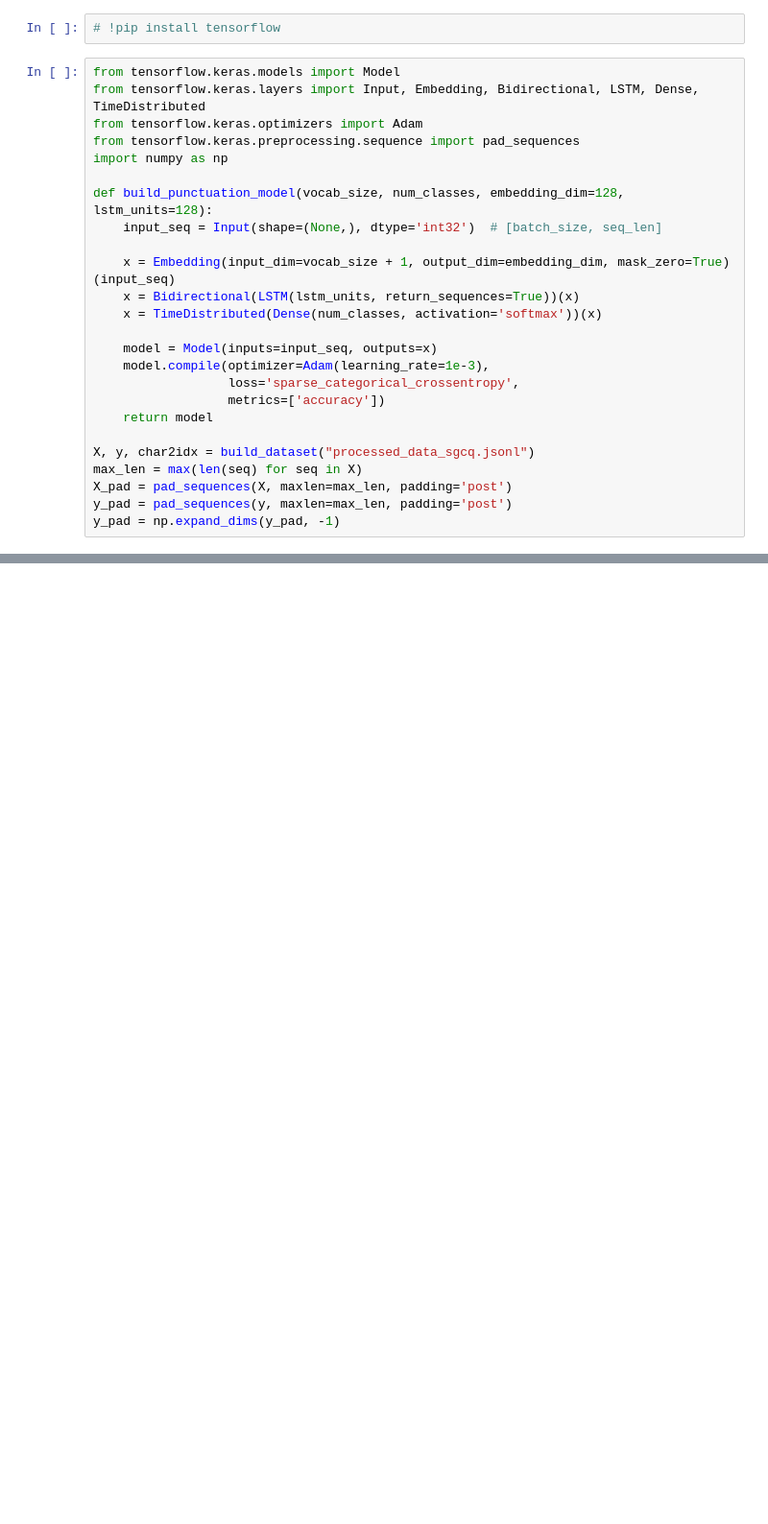
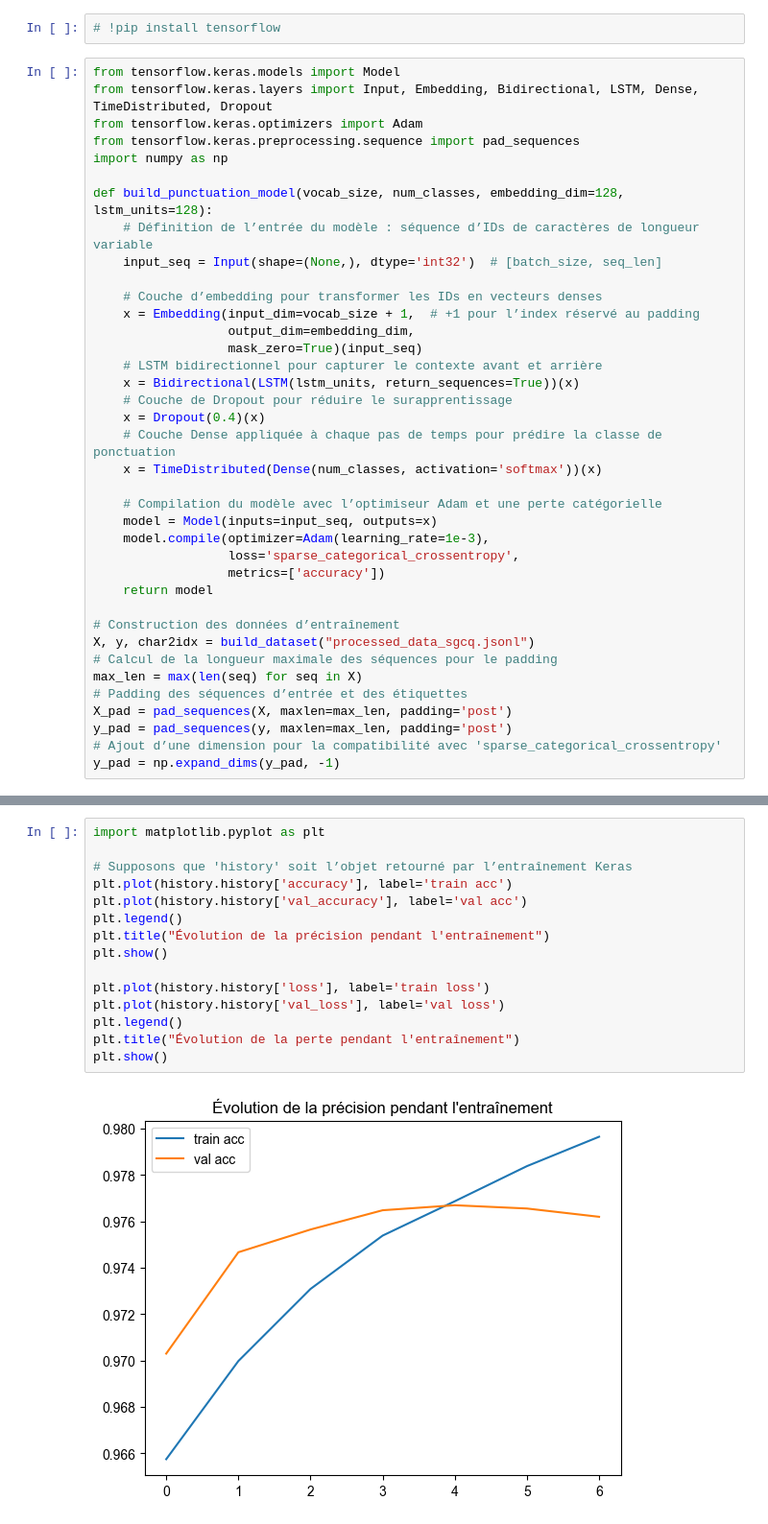
Before and after one commit to chenxinlei1/ponctuation-chinois-classique, a Jupyter notebook: 十國春秋.ipynb, the cells around one changed output, grey strips where cells are left out. Shown at 96% size. Saved outputs shown, nothing was run; the diff lists cells and outputs as text; blank space fills up the shorter version.

```diff
--- a/十國春秋.ipynb
+++ b/十國春秋.ipynb
@@ -128,27 +134,40 @@ print("字符表大小：", len(vocab))
 # !pip install tensorflow
 # %%
 from tensorflow.keras.models import Model
-from tensorflow.keras.layers import Input, Embedding, Bidirectional, LSTM, Dense, TimeDistributed
+from tensorflow.keras.layers import Input, Embedding, Bidirectional, LSTM, Dense, TimeDistributed, Dropout
 from tensorflow.keras.optimizers import Adam
 from tensorflow.keras.preprocessing.sequence import pad_sequences
 import numpy as np
 
 def build_punctuation_model(vocab_size, num_classes, embedding_dim=128, lstm_units=128):
+    # Définition de l’entrée du modèle : séquence d’IDs de caractères de longueur variable
     input_seq = Input(shape=(None,), dtype='int32')  # [batch_size, seq_len]
 
-    x = Embedding(input_dim=vocab_size + 1, output_dim=embedding_dim, mask_zero=True)(input_seq)
+    # Couche d’embedding pour transformer les IDs en vecteurs denses
+    x = Embedding(input_dim=vocab_size + 1,  # +1 pour l’index réservé au padding
+                  output_dim=embedding_dim,
+                  mask_zero=True)(input_seq)
+    # LSTM bidirectionnel pour capturer le contexte avant et arrière
     x = Bidirectional(LSTM(lstm_units, return_sequences=True))(x)
+    # Couche de Dropout pour réduire le surapprentissage
+    x = Dropout(0.4)(x)
+    # Couche Dense appliquée à chaque pas de temps pour prédire la classe de ponctuation
     x = TimeDistributed(Dense(num_classes, activation='softmax'))(x)
 
+    # Compilation du modèle avec l’optimiseur Adam et une perte catégorielle
     model = Model(inputs=input_seq, outputs=x)
     model.compile(optimizer=Adam(learning_rate=1e-3),
                   loss='sparse_categorical_crossentropy',
                   metrics=['accuracy'])
     return model
 
+# Construction des données d’entraînement
 X, y, char2idx = build_dataset("processed_data_sgcq.jsonl")
+# Calcul de la longueur maximale des séquences pour le padding
 max_len = max(len(seq) for seq in X)
+# Padding des séquences d’entrée et des étiquettes
 X_pad = pad_sequences(X, maxlen=max_len, padding='post')
 y_pad = pad_sequences(y, maxlen=max_len, padding='post')
+# Ajout d’une dimension pour la compatibilité avec 'sparse_categorical_crossentropy'
 y_pad = np.expand_dims(y_pad, -1)
 # %%
@@ -264,0 +285,17 @@ weighted avg     0.9236    0.9287    0.9241    303418
+# %%
+import matplotlib.pyplot as plt
+
+# Supposons que 'history' soit l’objet retourné par l’entraînement Keras
+plt.plot(history.history['accuracy'], label='train acc')
+plt.plot(history.history['val_accuracy'], label='val acc')
+plt.legend()
+plt.title("Évolution de la précision pendant l'entraînement")
+plt.show()
+
+plt.plot(history.history['loss'], label='train loss')
+plt.plot(history.history['val_loss'], label='val loss')
+plt.legend()
+plt.title("Évolution de la perte pendant l'entraînement")
+plt.show()
+# %% [output]
+[figure, added]
```
Also changed, not shown: parts of 13 cells of this notebook.
